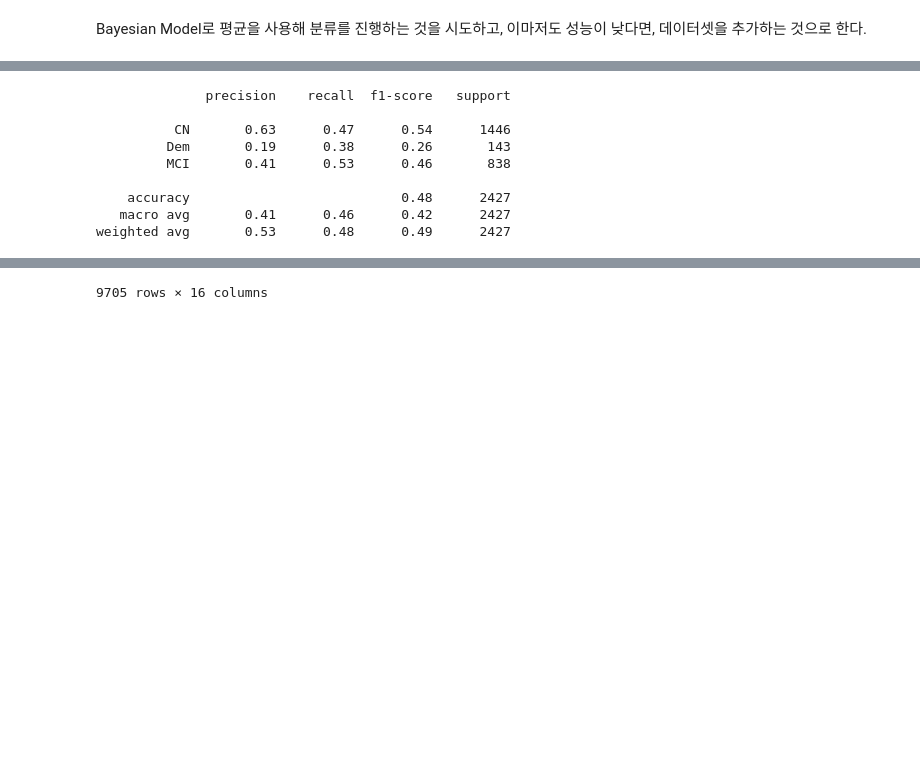
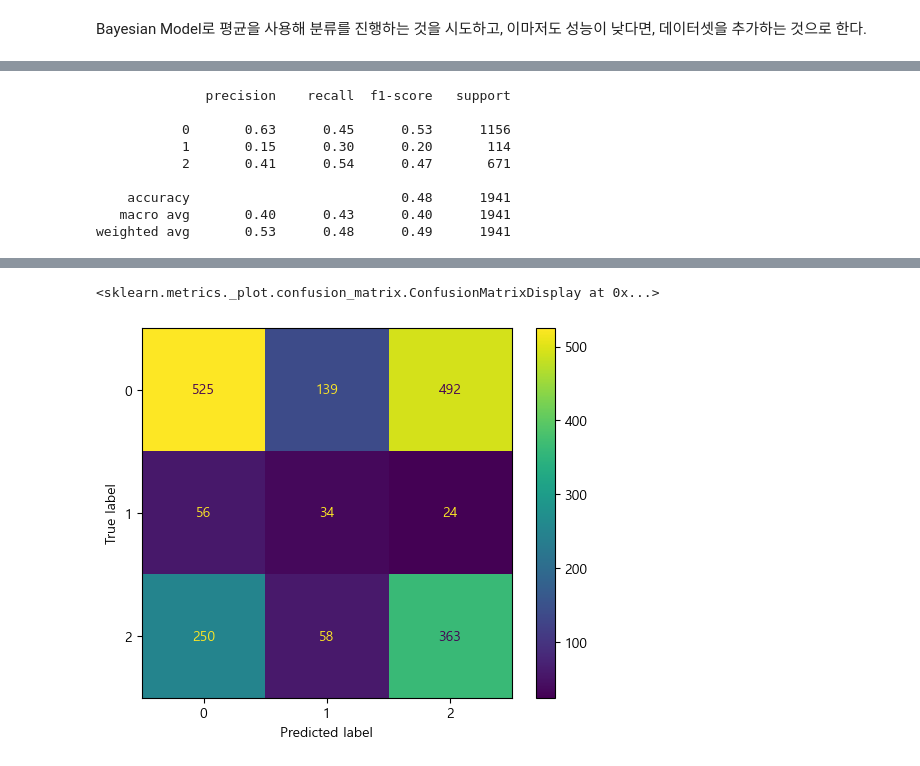
Before and after one commit to youse0ng/StudyOnDementia, a Jupyter notebook: WalkingVariablesEDA5.ipynb, the cells around one changed output, grey strips where cells are left out. Cells and saved outputs as stored; diff of their text form; code cells hidden in the pictures; blank space fills up the shorter version.

```diff
--- a/WalkingVariablesEDA5.ipynb
+++ b/WalkingVariablesEDA5.ipynb
@@ -187,13 +188,13 @@ from sklearn.model_selection import GridSearchCV
 from sklearn.ensemble import RandomForestClassifier
 from xgboost import XGBClassifier
 from lightgbm import LGBMClassifier
-from sklearn.metrics import accuracy_score
-rf_params = {
-    'n_estimators': [100, 200, 300],
-    'max_depth': [None],
+param_grid = {
+    'n_estimators': [100, 200, 300],              # 트리 개수
+    'max_depth': [None, 5, 10],               # 트리 최대 깊이
+    'min_samples_split': [2, 5, 10],              # 내부 노드 분할 최소 샘플 수
+    'min_samples_leaf': [1, 2, 4],                # 리프 노드 최소 샘플 수
 }
-
-rf_grid = GridSearchCV(RandomForestClassifier(random_state=42), rf_params, cv=3, scoring='accuracy')
+rf_grid = GridSearchCV(RandomForestClassifier(class_weight='balanced',random_state=42,n_jobs=-1), param_grid, verbose=2, cv=3, scoring='accuracy',n_jobs=-1)
 rf_grid.fit(X_train, y_train)
 rf_best = rf_grid.best_estimator_
 
@@ -201,7 +202,7 @@ rf_best = rf_grid.best_estimator_
 xgb_params = {
     'n_estimators': [100, 200, 300],
     'max_depth': [3, 6],
-    'learning_rate': [0.1, 0.01]
+    'learning_rate': [0.01]
 }
 xgb_grid = GridSearchCV(XGBClassifier(use_label_encoder=False, eval_metric='logloss', random_state=42),
                         xgb_params, cv=3, scoring='accuracy')
@@ -212,7 +213,7 @@ xgb_best = xgb_grid.best_estimator_
 lgbm_params = {
     'n_estimators': [100, 200],
     'max_depth': [-1, 10],
-    'learning_rate': [0.1, 0.01]
+    'learning_rate': [0.01]
 }
 lgbm_grid = GridSearchCV(LGBMClassifier(random_state=42), lgbm_params, cv=3, scoring='accuracy')
 lgbm_grid.fit(X_train, y_train)
@@ -326,18 +333,7 @@ selected_df.groupby('진단명').mean()
 # %%
 from sklearn.naive_bayes import GaussianNB
 from sklearn.model_selection import train_test_split
-from sklearn.metrics import classification_report
-
-# 예시용: 전체 raw data가 있다고 가정 (selected_df)
-X = selected_df.drop(columns=['진단명'])
-y = selected_df['진단명']
-
-# NaN 제거 또는 보간
-X = X.fillna(X.mean())
-
-# 학습/테스트 분리
-X_train, X_test, y_train, y_test = train_test_split(X, y, stratify=y, random_state=42)
-
+from sklearn.metrics import classification_report, confusion_matrix, ConfusionMatrixDisplay
 # 베이지안 모델 학습
 clf = GaussianNB()
 clf.fit(X_train, y_train)
@@ -345,14 +341,16 @@ clf.fit(X_train, y_train)
 # 예측 및 평가
 y_pred = clf.predict(X_test)
 print(classification_report(y_test, y_pred))
-selected_df
+cm = confusion_matrix(y_test, y_pred,labels = clf.classes_)
+disp = ConfusionMatrixDisplay(cm)
+disp.plot()
 # %% [output]
               precision    recall  f1-score   support
 
-          CN       0.63      0.47      0.54      1446
-         Dem       0.19      0.38      0.26       143
-         MCI       0.41      0.53      0.46       838
+           0       0.63      0.45      0.53      1156
+           1       0.15      0.30      0.20       114
+           2       0.41      0.54      0.47       671
 
-    accuracy                           0.48      2427
-   macro avg       0.41      0.46      0.42      2427
-weighted avg       0.53      0.48      0.49      2427
+    accuracy                           0.48      1941
+   macro avg       0.40      0.43      0.40      1941
+weighted avg       0.53      0.48      0.49      1941
@@ -371 +357,2 @@ weighted avg       0.53      0.48      0.49      2427
-9705 rows × 16 columns
+<sklearn.metrics._plot.confusion_matrix.ConfusionMatrixDisplay at 0x...>
+[figure, added]
```
Also changed, not shown: parts of 14 cells of this notebook, 5 other files.
